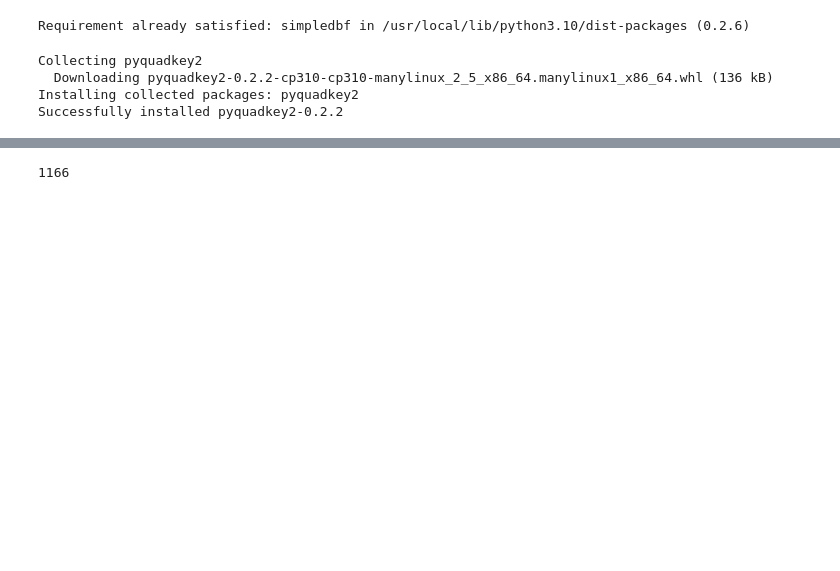
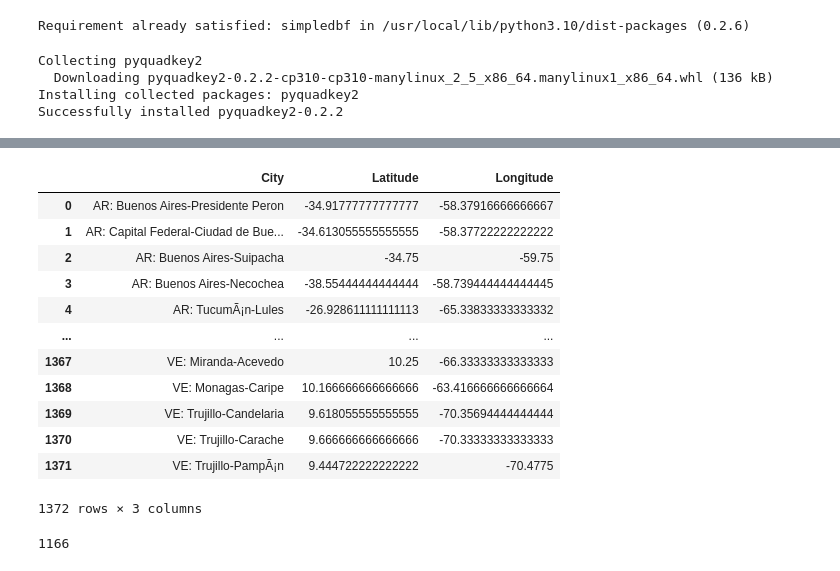
Before and after one commit to LCaravaggio/felicidad_ivqreg, a Jupyter notebook: GeoCode.ipynb, the cells around one changed output, grey strips where cells are left out. Cells and saved outputs as stored; diff of their text form; code cells hidden in the pictures; blank space fills up the shorter version.

```diff
--- a/GeoCode.ipynb
+++ b/GeoCode.ipynb
@@ -111,8 +102,7 @@ class LL:
         self.name = name
 
 def toLatLong (texto):
-  pattern = r"([SN])\s+(\d+)°\s+(\d+)[′']\s+(\d+)''([EW])\s+(\d+)°\s+(\d+)[′']\s+(\d+)''"
-
+  pattern = r'([SN])\s+(\d+)°\s+(\d+)\'\s+(\d+)\'\'([EW])\s+(\d+)°\s+(\d+)\'\s+(\d+)\'\''
   matches = re.findall(pattern, texto.replace('�','°'))
 
   if matches:
@@ -121,8 +111,7 @@ def toLatLong (texto):
     output_str2 = f"{degrees2} {minutes2} {seconds2} {direction2}"
 
   else:
-    output_str1="0 0 0 N"
-    output_str2="0 0 0 E"
+    return LL(lat=0, lon=0)
 
   return string2latlon(output_str1, output_str2, 'd% %m% %S% %H')
 # %%
@@ -141,4 +130,20 @@ for ciudad in lista_ciudades:
 
 # Create a DataFrame from the list of lists
 ciudades_latlon = pd.DataFrame(latsylongs, columns=['City', 'Latitude', 'Longitude'])
+# %%
+ciudades_latlon
+# %% [output]
+|  | City | Latitude | Longitude |
+| 0 | AR: Buenos Aires-Presidente Peron | -34.91777777777777 | -58.37916666666667 |
+| 1 | AR: Capital Federal-Ciudad de Bue... | -34.613055555555555 | -58.37722222222222 |
+| 2 | AR: Buenos Aires-Suipacha | -34.75 | -59.75 |
+| 3 | AR: Buenos Aires-Necochea | -38.55444444444444 | -58.739444444444445 |
+| 4 | AR: TucumÃ¡n-Lules | -26.928611111111113 | -65.33833333333332 |
+| ... | ... | ... | ... |
+| 1367 | VE: Miranda-Acevedo | 10.25 | -66.33333333333333 |
+| 1368 | VE: Monagas-Caripe | 10.166666666666666 | -63.416666666666664 |
+| 1369 | VE: Trujillo-Candelaria | 9.618055555555555 | -70.35694444444444 |
+| 1370 | VE: Trujillo-Carache | 9.666666666666666 | -70.33333333333333 |
+| 1371 | VE: Trujillo-PampÃ¡n | 9.444722222222222 | -70.4775 |
+1372 rows × 3 columns
 # %%
```
Also changed, not shown: parts of 8 cells of this notebook, 2 other files.
